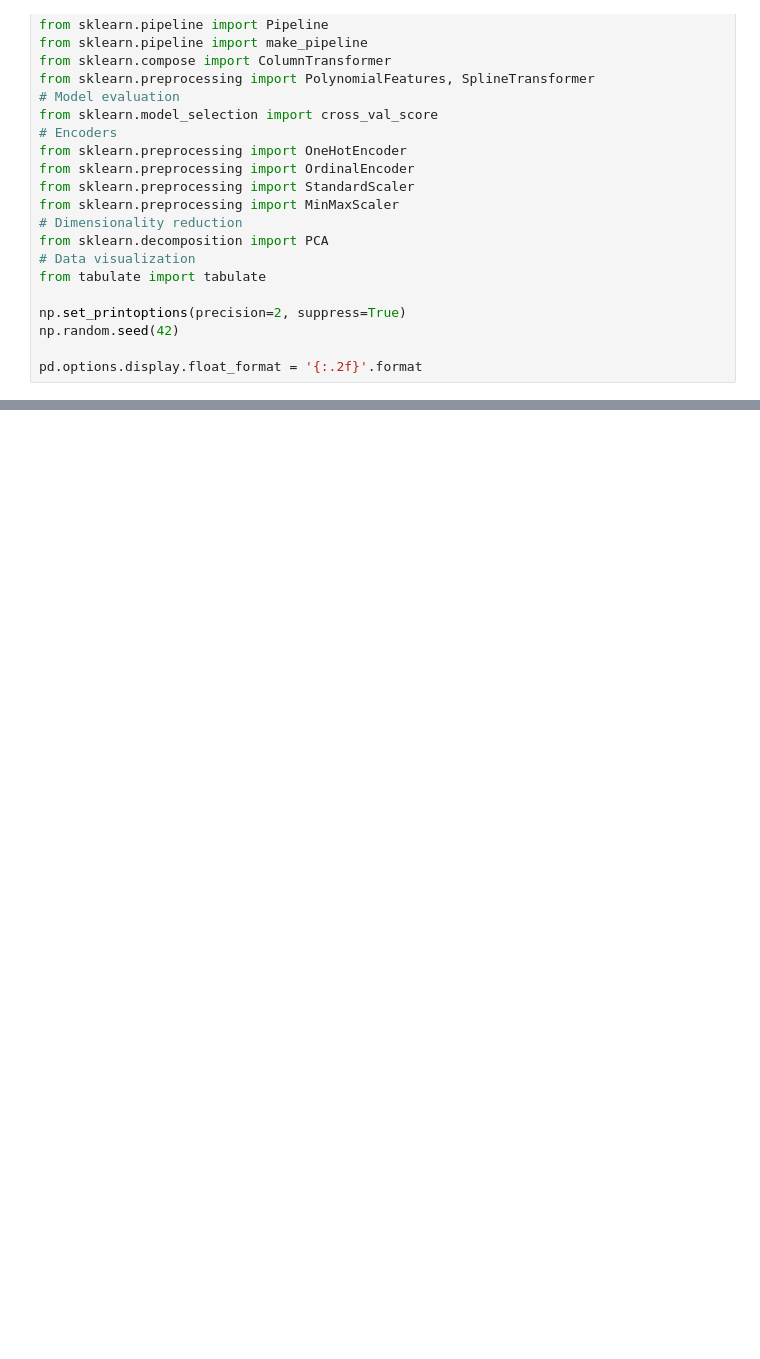
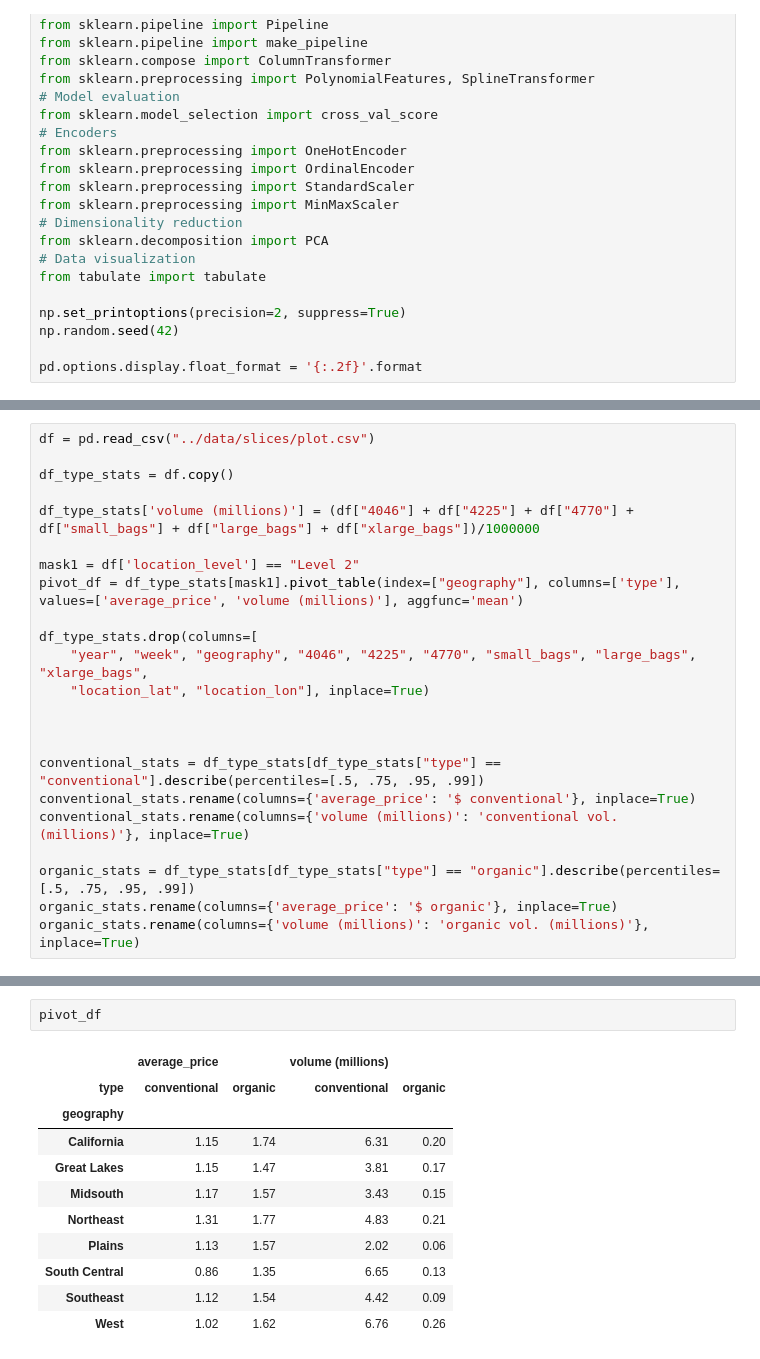
Before and after one commit to albertoprb/ml-avocado-price, a Jupyter notebook: model/model_v4.ipynb, the cells around one changed output, grey strips where cells are left out. Drawn from its saved outputs; the diff is of its cells as text; blank space fills up the shorter version.

```diff
--- a/model/model_v4.ipynb
+++ b/model/model_v4.ipynb
@@ -356,0 +454,23 @@ fig.show()
+# %%
+df = pd.read_csv("../data/slices/plot.csv")
+
+df_type_stats = df.copy()
+
+df_type_stats['volume (millions)'] = (df["4046"] + df["4225"] + df["4770"] + df["small_bags"] + df["large_bags"] + df["xlarge_bags"])/1000000
+
+mask1 = df['location_level'] == "Level 2"
+pivot_df = df_type_stats[mask1].pivot_table(index=["geography"], columns=['type'], values=['average_price', 'volume (millions)'], aggfunc='mean')
+
+df_type_stats.drop(columns=[
+    "year", "week", "geography", "4046", "4225", "4770", "small_bags", "large_bags", "xlarge_bags",
+    "location_lat", "location_lon"], inplace=True)
+
+
+
+conventional_stats = df_type_stats[df_type_stats["type"] == "conventional"].describe(percentiles=[.5, .75, .95, .99])
+conventional_stats.rename(columns={'average_price': '$ conventional'}, inplace=True)
+conventional_stats.rename(columns={'volume (millions)': 'conventional vol. (millions)'}, inplace=True)
+
+organic_stats = df_type_stats[df_type_stats["type"] == "organic"].describe(percentiles=[.5, .75, .95, .99])
+organic_stats.rename(columns={'average_price': '$ organic'}, inplace=True)
+organic_stats.rename(columns={'volume (millions)': 'organic vol. (millions)'}, inplace=True)
@@ -356,0 +491,14 @@ fig.show()
+# %%
+pivot_df
+# %% [output]
+|  | average_price |  | volume (millions) |  |
+| type | conventional | organic | conventional | organic |
+| geography |  |  |  |  |
+| California | 1.15 | 1.74 | 6.31 | 0.20 |
+| Great Lakes | 1.15 | 1.47 | 3.81 | 0.17 |
+| Midsouth | 1.17 | 1.57 | 3.43 | 0.15 |
+| Northeast | 1.31 | 1.77 | 4.83 | 0.21 |
+| Plains | 1.13 | 1.57 | 2.02 | 0.06 |
+| South Central | 0.86 | 1.35 | 6.65 | 0.13 |
+| Southeast | 1.12 | 1.54 | 4.42 | 0.09 |
+| West | 1.02 | 1.62 | 6.76 | 0.26 |
```
Also changed, not shown: parts of 26 cells of this notebook, 3 other files.
